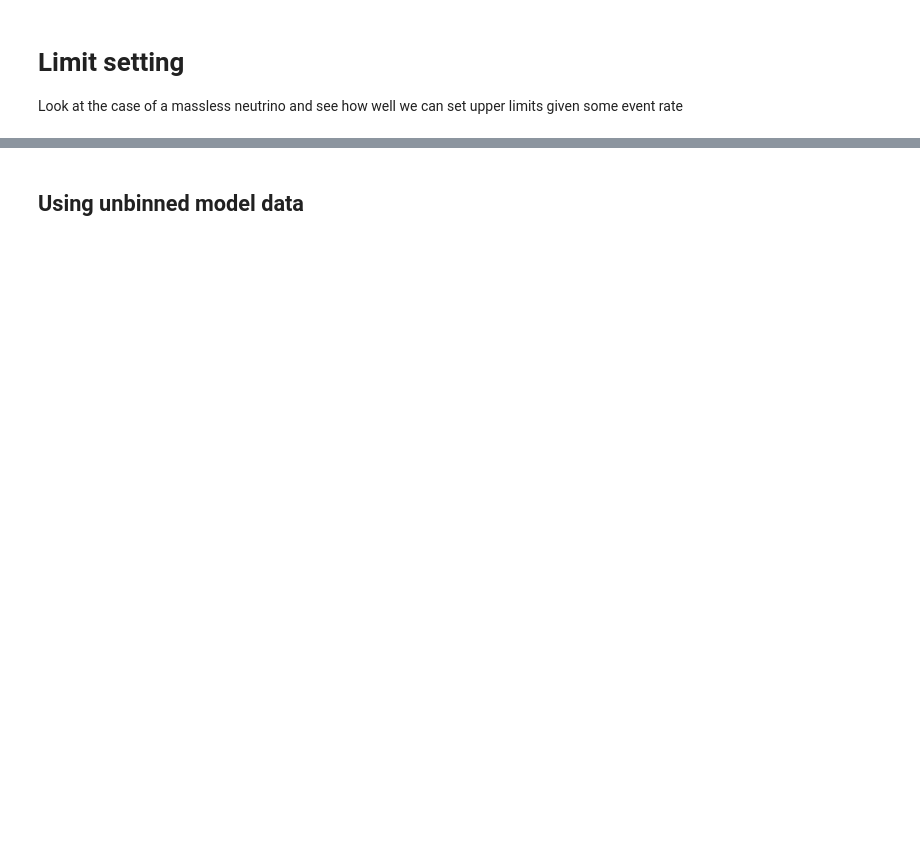
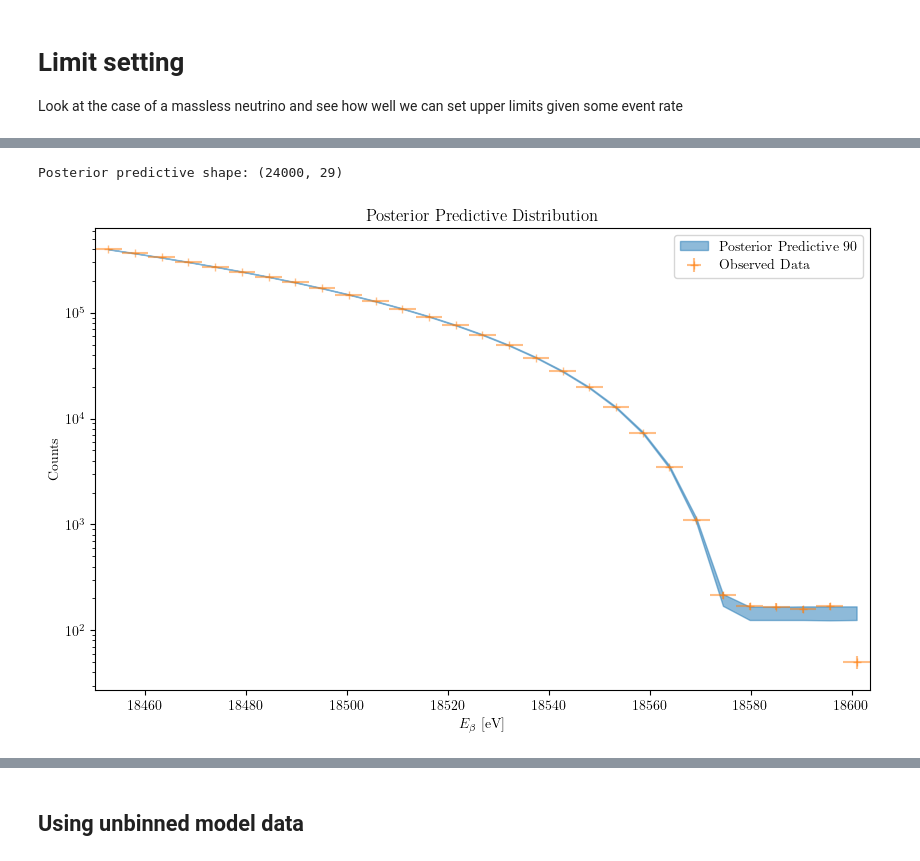
Before and after one commit to sebj101/SpectraTests, a Jupyter notebook: LimitSetting.ipynb, the cells around one changed output, grey strips where cells are left out. Cells and saved outputs as stored; diff of their text form; code cells hidden in the pictures; blank space fills up the shorter version.

```diff
--- a/LimitSetting.ipynb
+++ b/LimitSetting.ipynb
@@ -321,15 +154,8 @@ with pm.Model() as signalPlusBkg:
 
     bkgMu = bkgRate * T_LIVE * (binEdgesPt[1:] - binEdgesPt[:-1])
 
-    sigMuList = []
-    # Calculate the signal rate in each bin
-    for i in range(nBins):
-        binCont = IntegrateSpectrumFine_pytensor(binEdgesPt[i], binEdgesPt[i + 1],
-                                                 m_nu, E0, STEP_SIZE)
-        binCont *= T_LIVE * T_VOLUME * nT_DIV17 * 1e17
-        sigMuList.append(binCont)
-
-    sigMu = pt.stack(sigMuList)
+    sigMu = CalcMuSignal_pytensor(m_nu, E0, totalHistEdges, T_LIVE, nT_DIV17 * 1e17,
+                                  T_VOLUME, subdivisionStep=STEP_SIZE)
     muTot = sigMu + bkgMu
     Y_obs = pm.Poisson('Y_obs', mu=muTot + 1e-40, observed=totalHist)
 
@@ -354,4 +184,4 @@ plt.show()
 # %%
 with signalPlusBkg:
-    trace.extend(pm.sample(4000, tune=2000, return_inferencedata=True, target_accept=0.98))
+    trace.extend(pm.sample(6000, tune=2000, return_inferencedata=True, target_accept=0.97))
     posterior = pm.sample_posterior_predictive(trace, var_names=['Y_obs'])
@@ -360,21 +207,24 @@ az.plot_trace(trace, combined=False)
 # %%
 # Plot the posterior predictive distribution
 post_pred = posterior.posterior_predictive['Y_obs'].to_numpy().reshape(-1, totalHistCentres.shape[0])
 print(f"Posterior predictive shape: {post_pred.shape}")
 
 plt.figure(figsize=(10, 6))
 plt.fill_between(totalHistCentres, np.percentile(post_pred, 5.0, axis=0),
                  np.percentile(post_pred, 95.0, axis=0),
                  label='Posterior Predictive 90% CI', color='C0', alpha=0.5)
 plt.errorbar(totalHistCentres, totalHist, xerr=(totalHistEdges[1]-totalHistEdges[0])/2,
              yerr=totalHistErrors, fmt='+', label='Observed Data', color='C1', alpha=0.5)
 plt.xlabel(r'$E_\beta$ [eV]')
 plt.ylabel('Counts')
 plt.title('Posterior Predictive Distribution')
 plt.legend()
 plt.yscale('log')
-plt.xlim(ENERGY_WINDOW[0], ENERGY_WINDOW[1])
+plt.xlim(totalHistEdges[0], totalHistEdges[-1])
 plt.show()
+# %% [output]
+Posterior predictive shape: (24000, 29)
+[figure, added]
 # %%
 # Plot a histogram of the posterior samples for m_nu and show the 1 and two sigma intervals
 fig, ax = plt.subplots(2, 2, figsize=(10, 10))
```
Also changed, not shown: parts of 17 cells of this notebook, 1 other file.
